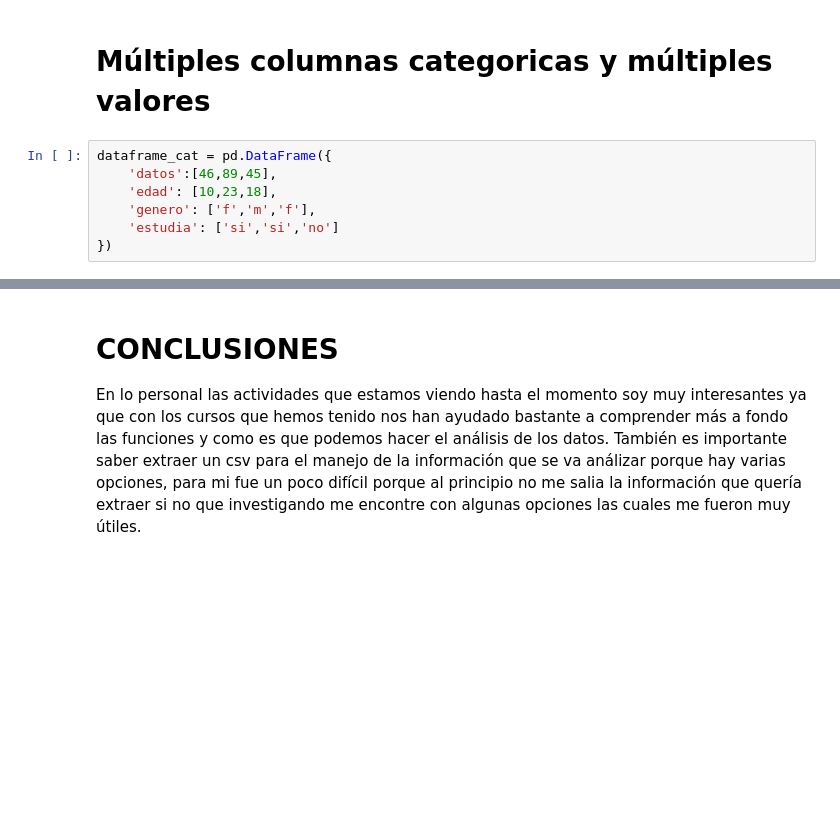
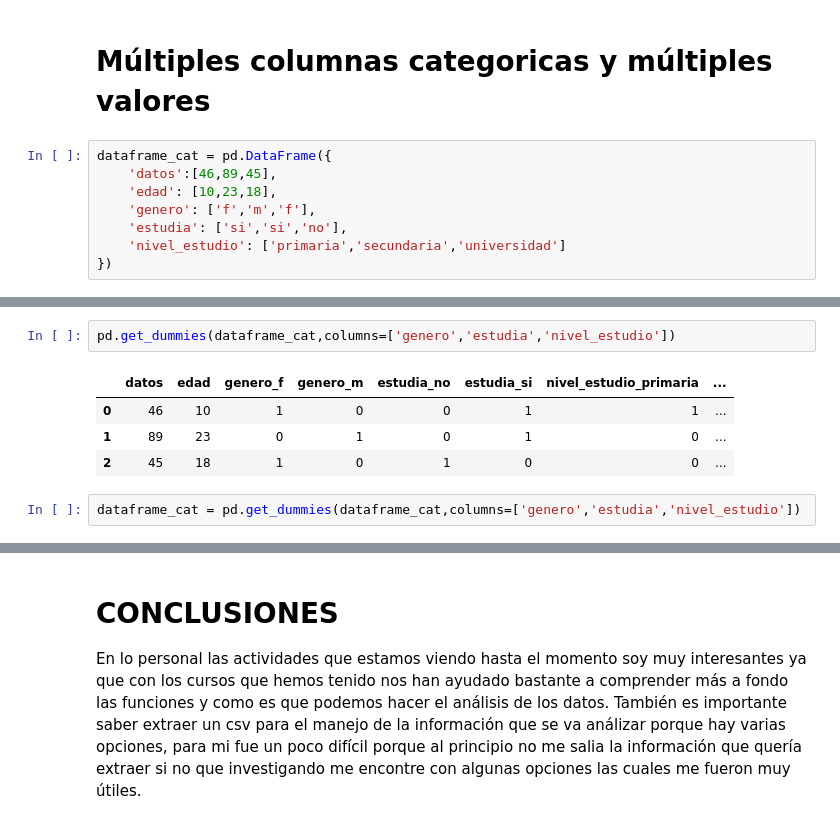
Before and after one commit to Dianamarlen12/CarPrice, a Jupyter notebook: CarPrice.ipynb, the cells around one changed output, grey strips where cells are left out. Saved outputs shown, nothing was run; the diff lists cells and outputs as text; blank space fills up the shorter version.

```diff
--- a/CarPrice.ipynb
+++ b/CarPrice.ipynb
@@ -518,5 +518,6 @@ dataframe_cat = pd.DataFrame({
     'datos':[46,89,45],
     'edad': [10,23,18],
     'genero': ['f','m','f'],
-    'estudia': ['si','si','no']
+    'estudia': ['si','si','no'],
+    'nivel_estudio': ['primaria','secundaria','universidad']
 })
@@ -522,0 +551,9 @@ dataframe_cat = pd.DataFrame({
+# %%
+pd.get_dummies(dataframe_cat,columns=['genero','estudia','nivel_estudio'])
+# %% [output]
+|  | datos | edad | genero_f | genero_m | estudia_no | estudia_si | nivel_estudio_primaria | ... |
+| 0 | 46 | 10 | 1 | 0 | 0 | 1 | 1 | ... |
+| 1 | 89 | 23 | 0 | 1 | 0 | 1 | 0 | ... |
+| 2 | 45 | 18 | 1 | 0 | 1 | 0 | 0 | ... |
+# %%
+dataframe_cat = pd.get_dummies(dataframe_cat,columns=['genero','estudia','nivel_estudio'])
```
Also changed, not shown: parts of 4 cells of this notebook.
